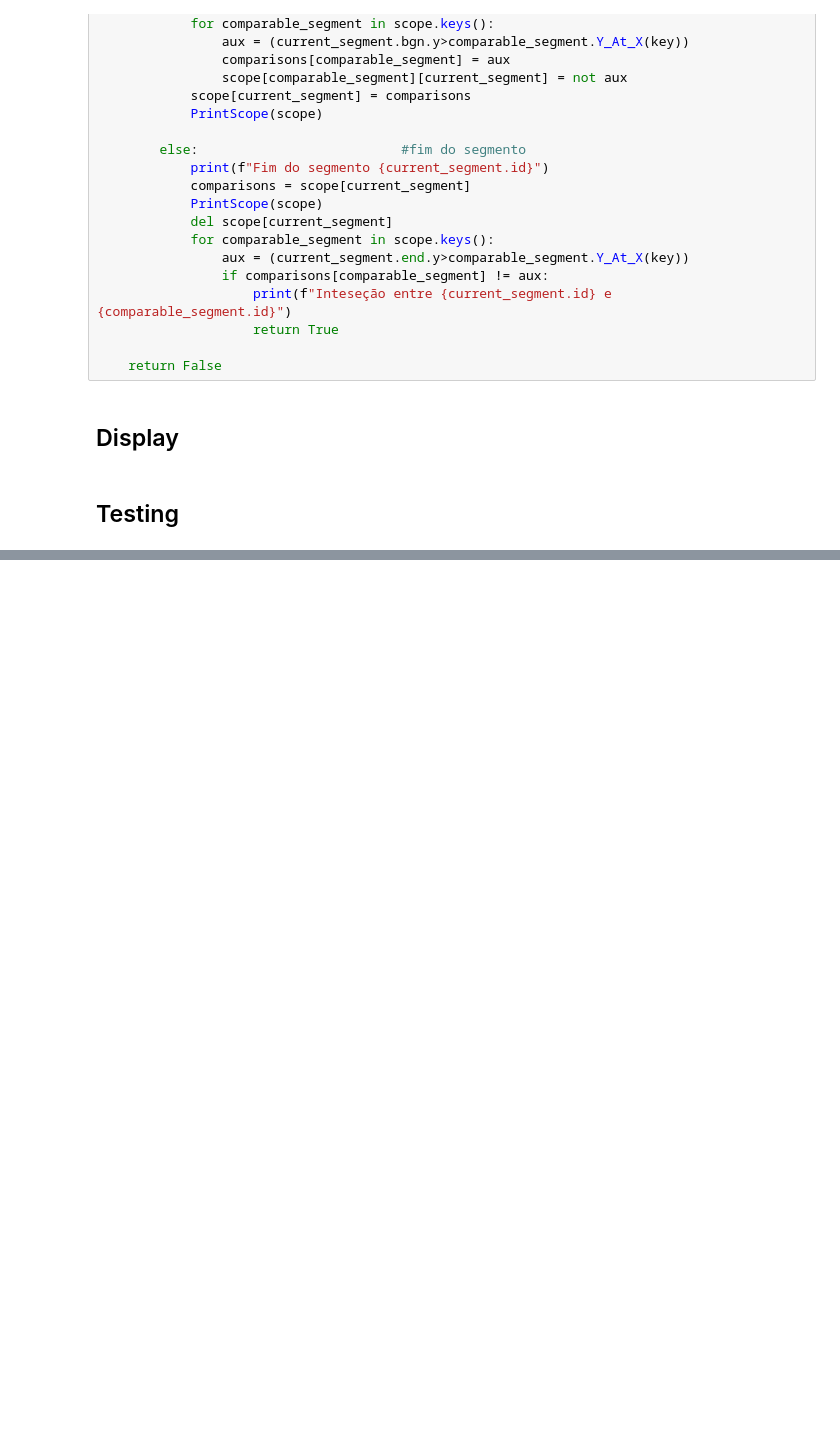
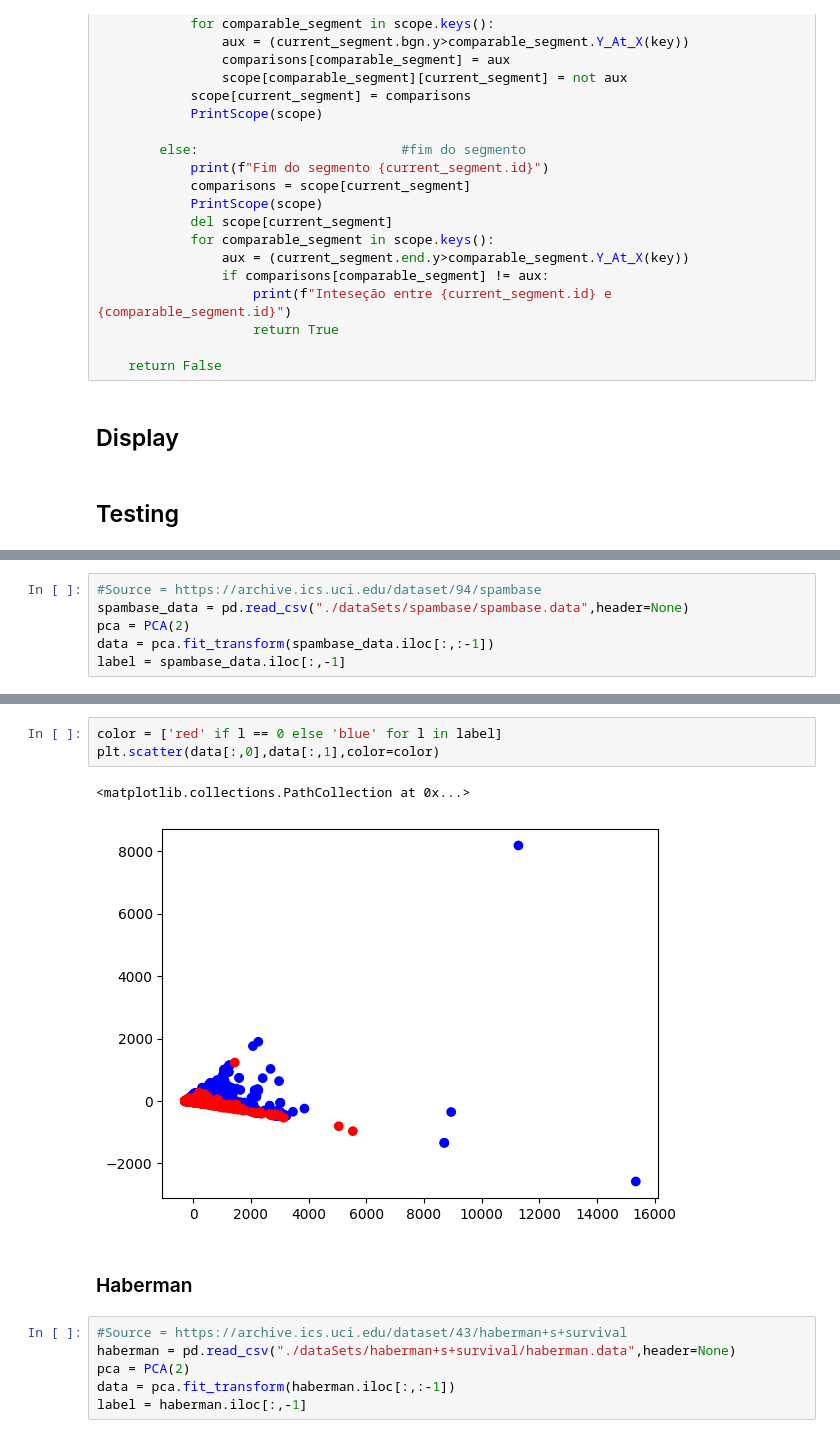
Before and after one commit to attiilla/Alg2, a Jupyter notebook: TP1/TP1.ipynb, the cells around one changed output, grey strips where cells are left out. Drawn from its saved outputs; the diff is of its cells as text; blank space fills up the shorter version.

Commit message:
Download and start processing new data for test

```diff
--- a/TP1/TP1.ipynb
+++ b/TP1/TP1.ipynb
@@ -735,0 +751,6 @@ True
+# %%
+#Source = https://archive.ics.uci.edu/dataset/94/spambase
+spambase_data = pd.read_csv("./dataSets/spambase/spambase.data",header=None)
+pca = PCA(2)
+data = pca.fit_transform(spambase_data.iloc[:,:-1])
+label = spambase_data.iloc[:,-1]
@@ -735,0 +765,14 @@ True
+# %%
+color = ['red' if l == 0 else 'blue' for l in label]
+plt.scatter(data[:,0],data[:,1],color=color)
+# %% [output]
+<matplotlib.collections.PathCollection at 0x...>
+[figure, added]
+# %% [markdown]
+### Haberman
+# %%
+#Source = https://archive.ics.uci.edu/dataset/43/haberman+s+survival
+haberman = pd.read_csv("./dataSets/haberman+s+survival/haberman.data",header=None)
+pca = PCA(2)
+data = pca.fit_transform(haberman.iloc[:,:-1])
+label = haberman.iloc[:,-1]
```
Also changed, not shown: parts of 38 cells of this notebook, 18 other files.
